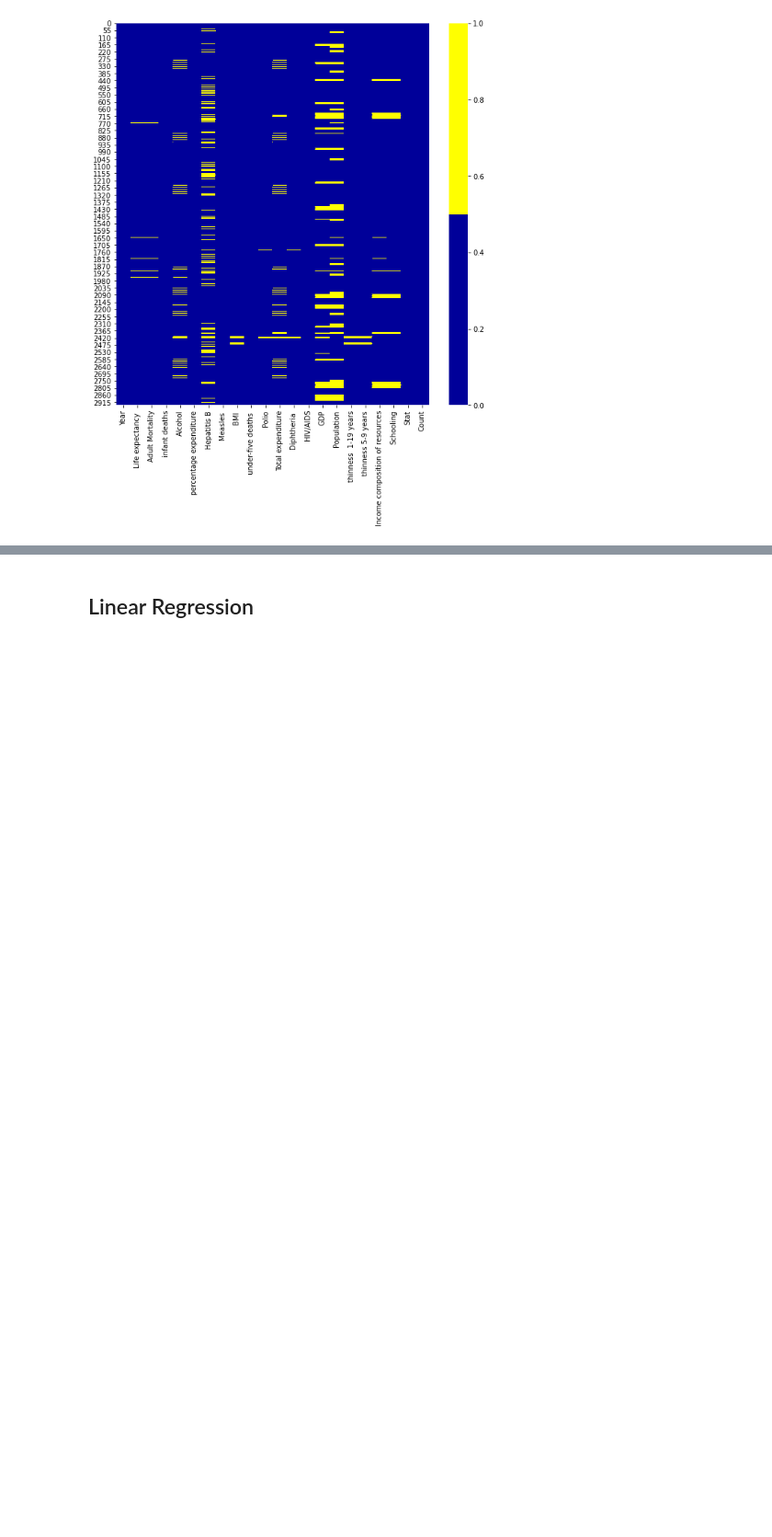
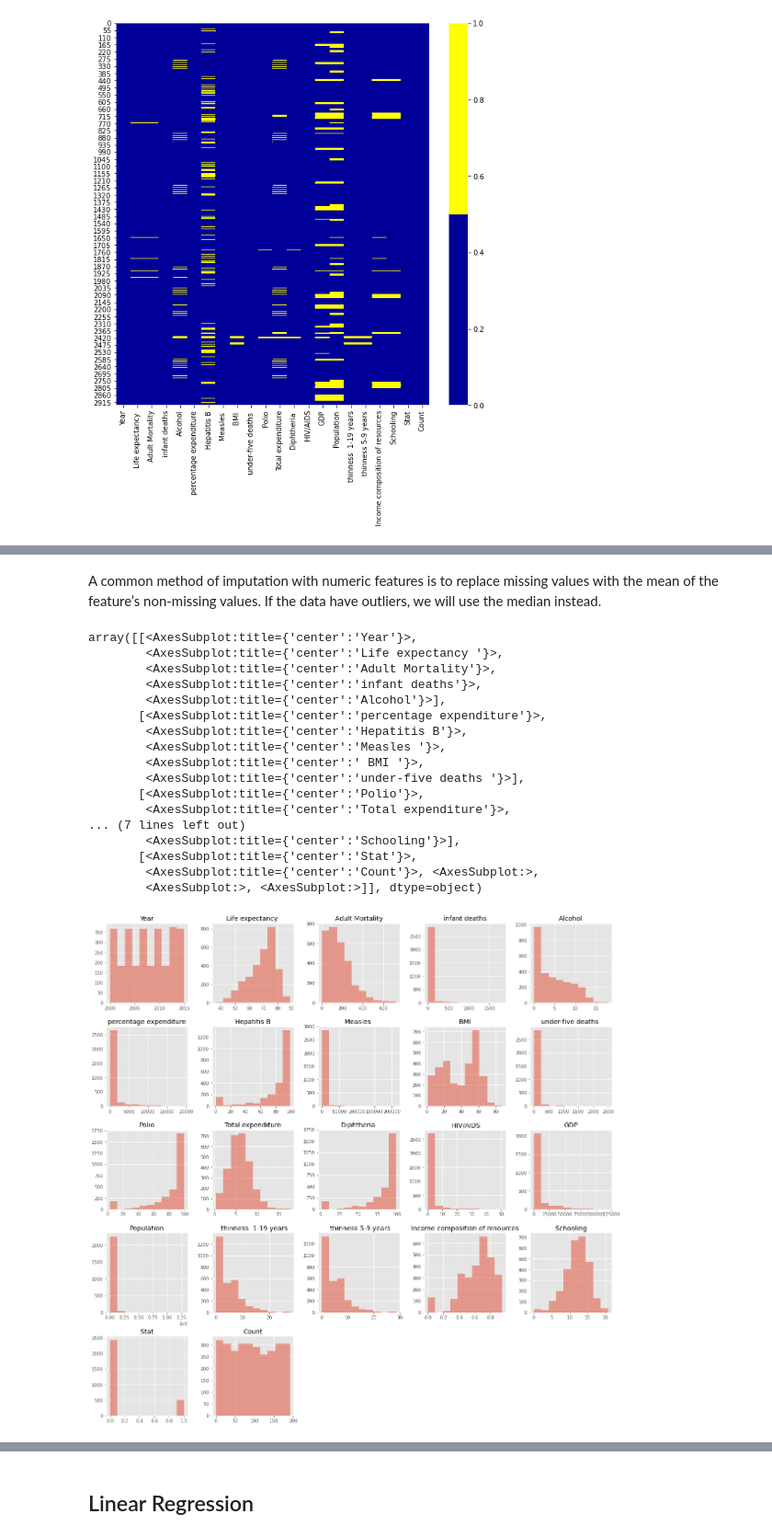
Before and after one commit to YuliiaShymko/LifeExpectancyPredict_LR, a Jupyter notebook: Life_Exp_LR.ipynb, the cells around one changed output, grey strips where cells are left out. Shown at 92% size. Saved outputs shown, nothing was run; the diff lists cells and outputs as text; code cells hidden in the pictures; blank space fills up the shorter version.

Commit message:
data explanation + visualisation

```diff
--- a/Life_Exp_LR.ipynb
+++ b/Life_Exp_LR.ipynb
@@ -95 +113,26 @@ dat.describe()
+# %% [markdown]
+A common method of imputation with numeric features is to replace missing values with the mean of the feature’s
+non-missing values. If the data have outliers, we will use the median instead.
+# %%
+matplotlib.style.use('ggplot')
+dat.hist(alpha=0.5, figsize=(20, 20))
+# %% [output]
+array([[<AxesSubplot:title={'center':'Year'}>,
+        <AxesSubplot:title={'center':'Life expectancy '}>,
+        <AxesSubplot:title={'center':'Adult Mortality'}>,
+        <AxesSubplot:title={'center':'infant deaths'}>,
+        <AxesSubplot:title={'center':'Alcohol'}>],
+       [<AxesSubplot:title={'center':'percentage expenditure'}>,
+        <AxesSubplot:title={'center':'Hepatitis B'}>,
+        <AxesSubplot:title={'center':'Measles '}>,
+        <AxesSubplot:title={'center':' BMI '}>,
+        <AxesSubplot:title={'center':'under-five deaths '}>],
+       [<AxesSubplot:title={'center':'Polio'}>,
+        <AxesSubplot:title={'center':'Total expenditure'}>,
+... (7 lines left out)
+        <AxesSubplot:title={'center':'Schooling'}>],
+       [<AxesSubplot:title={'center':'Stat'}>,
+        <AxesSubplot:title={'center':'Count'}>, <AxesSubplot:>,
+        <AxesSubplot:>, <AxesSubplot:>]], dtype=object)
+[figure, added]
 # %%
```
Also changed, not shown: parts of 28 cells of this notebook.
